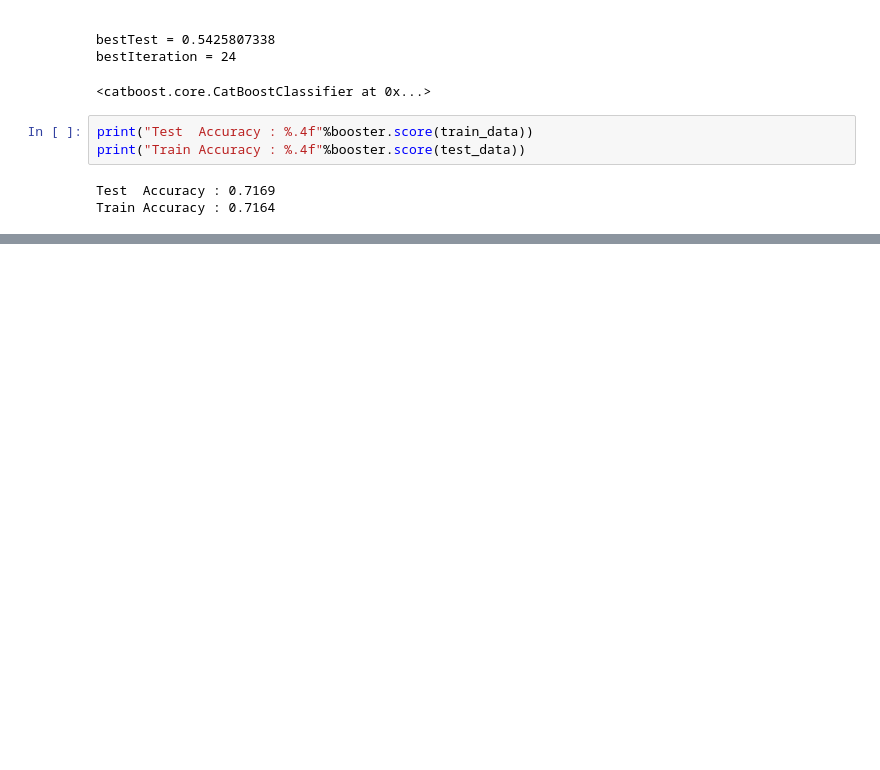
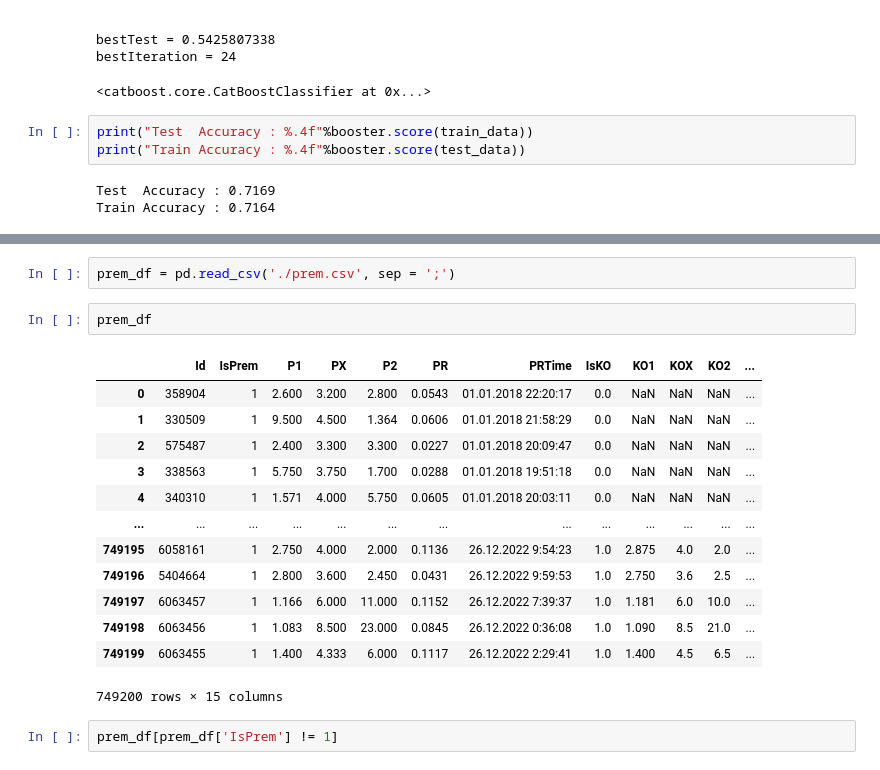
Before and after one commit to cappelchi/calcio_norebooks, a Jupyter notebook: EDA/football_Dataset_preparation_for_boosts.ipynb, the cells around one changed output, grey strips where cells are left out. Cells and saved outputs as stored; diff of their text form; blank space fills up the shorter version.

```diff
--- a/EDA/football_Dataset_preparation_for_boosts.ipynb
+++ b/EDA/football_Dataset_preparation_for_boosts.ipynb
@@ -537,0 +726,20 @@ Train Accuracy : 0.7164
+# %%
+prem_df = pd.read_csv('./prem.csv', sep = ';')
+# %%
+prem_df
+# %% [output]
+|  | Id | IsPrem | P1 | PX | P2 | PR | PRTime | IsKO | KO1 | KOX | KO2 | ... |
+| 0 | 358904 | 1 | 2.600 | 3.200 | 2.800 | 0.0543 | 01.01.2018 22:20:17 | 0.0 | NaN | NaN | NaN | ... |
+| 1 | 330509 | 1 | 9.500 | 4.500 | 1.364 | 0.0606 | 01.01.2018 21:58:29 | 0.0 | NaN | NaN | NaN | ... |
+| 2 | 575487 | 1 | 2.400 | 3.300 | 3.300 | 0.0227 | 01.01.2018 20:09:47 | 0.0 | NaN | NaN | NaN | ... |
+| 3 | 338563 | 1 | 5.750 | 3.750 | 1.700 | 0.0288 | 01.01.2018 19:51:18 | 0.0 | NaN | NaN | NaN | ... |
+| 4 | 340310 | 1 | 1.571 | 4.000 | 5.750 | 0.0605 | 01.01.2018 20:03:11 | 0.0 | NaN | NaN | NaN | ... |
+| ... | ... | ... | ... | ... | ... | ... | ... | ... | ... | ... | ... | ... |
+| 749195 | 6058161 | 1 | 2.750 | 4.000 | 2.000 | 0.1136 | 26.12.2022 9:54:23 | 1.0 | 2.875 | 4.0 | 2.0 | ... |
+| 749196 | 5404664 | 1 | 2.800 | 3.600 | 2.450 | 0.0431 | 26.12.2022 9:59:53 | 1.0 | 2.750 | 3.6 | 2.5 | ... |
+| 749197 | 6063457 | 1 | 1.166 | 6.000 | 11.000 | 0.1152 | 26.12.2022 7:39:37 | 1.0 | 1.181 | 6.0 | 10.0 | ... |
+| 749198 | 6063456 | 1 | 1.083 | 8.500 | 23.000 | 0.0845 | 26.12.2022 0:36:08 | 1.0 | 1.090 | 8.5 | 21.0 | ... |
+| 749199 | 6063455 | 1 | 1.400 | 4.333 | 6.000 | 0.1117 | 26.12.2022 2:29:41 | 1.0 | 1.400 | 4.5 | 6.5 | ... |
+749200 rows × 15 columns
+# %%
+prem_df[prem_df['IsPrem'] != 1]
```
Also changed, not shown: parts of 36 cells of this notebook.
